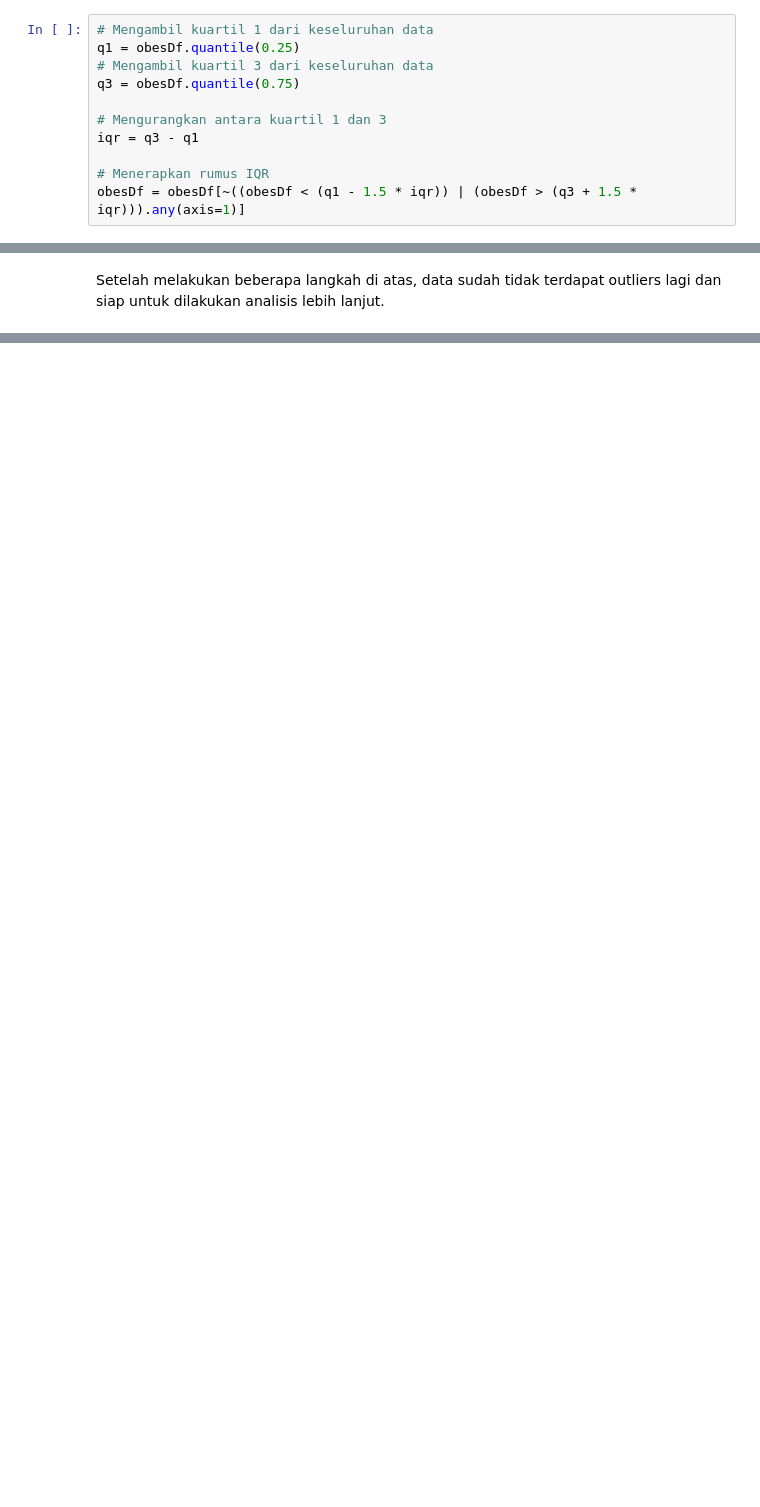
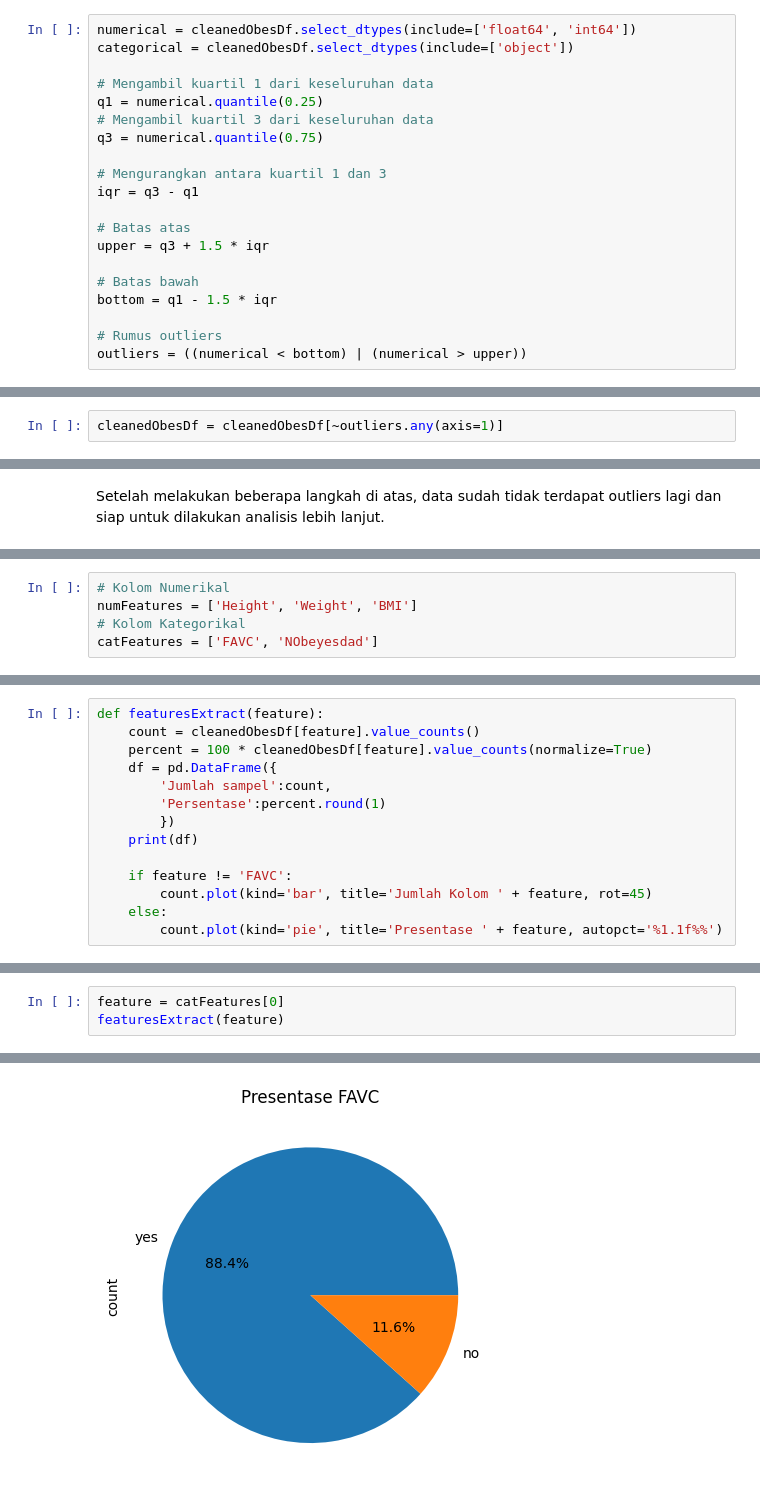
Before and after one commit to ishala/obesity-analysis-and-recommender-system, a Jupyter notebook: Submission 1/analisis.ipynb, the cells around one changed output, grey strips where cells are left out. Drawn from its saved outputs; the diff is of its cells as text; blank space fills up the shorter version.

```diff
--- a/Submission 1/analisis.ipynb
+++ b/Submission 1/analisis.ipynb
@@ -310,13 +352,22 @@ obesDf.Height.max()
 # %% [markdown]
 ### Menjalankan Rumus IQR Lagi
 # %%
+numerical = cleanedObesDf.select_dtypes(include=['float64', 'int64'])
+categorical = cleanedObesDf.select_dtypes(include=['object'])
+
 # Mengambil kuartil 1 dari keseluruhan data
-q1 = obesDf.quantile(0.25)
+q1 = numerical.quantile(0.25)
 # Mengambil kuartil 3 dari keseluruhan data
-q3 = obesDf.quantile(0.75)
+q3 = numerical.quantile(0.75)
 
 # Mengurangkan antara kuartil 1 dan 3
 iqr = q3 - q1
 
-# Menerapkan rumus IQR
-obesDf = obesDf[~((obesDf < (q1 - 1.5 * iqr)) | (obesDf > (q3 + 1.5 * iqr))).any(axis=1)]
+# Batas atas
+upper = q3 + 1.5 * iqr
+
+# Batas bawah
+bottom = q1 - 1.5 * iqr
+
+# Rumus outliers
+outliers = ((numerical < bottom) | (numerical > upper))
@@ -327,3 +388,5 @@ obesDf.Height.max()
+# %%
+cleanedObesDf = cleanedObesDf[~outliers.any(axis=1)]
 # %% [markdown]
 ### Pengecekan Outliers dengan Boxplot pada Kolom Height
 # %%
@@ -340,0 +418,5 @@ Setelah melakukan beberapa langkah di atas, data sudah tidak terdapat outliers l
+# %%
+# Kolom Numerikal
+numFeatures = ['Height', 'Weight', 'BMI']
+# Kolom Kategorikal
+catFeatures = ['FAVC', 'NObeyesdad']
@@ -340,0 +427,14 @@ Setelah melakukan beberapa langkah di atas, data sudah tidak terdapat outliers l
+# %%
+def featuresExtract(feature):
+    count = cleanedObesDf[feature].value_counts()
+    percent = 100 * cleanedObesDf[feature].value_counts(normalize=True)
+    df = pd.DataFrame({
+        'Jumlah sampel':count,
+        'Persentase':percent.round(1)
+        })
+    print(df)
+
+    if feature != 'FAVC':
+        count.plot(kind='bar', title='Jumlah Kolom ' + feature, rot=45)
+    else:
+        count.plot(kind='pie', title='Presentase ' + feature, autopct='%1.1f%%')
@@ -340,0 +443,4 @@ Setelah melakukan beberapa langkah di atas, data sudah tidak terdapat outliers l
+# %%
+feature = catFeatures[0]
+featuresExtract(feature)
+# %% [output]
@@ -340,0 +451 @@ Setelah melakukan beberapa langkah di atas, data sudah tidak terdapat outliers l
+[figure, added]
```
Also changed, not shown: parts of 32 cells of this notebook.
